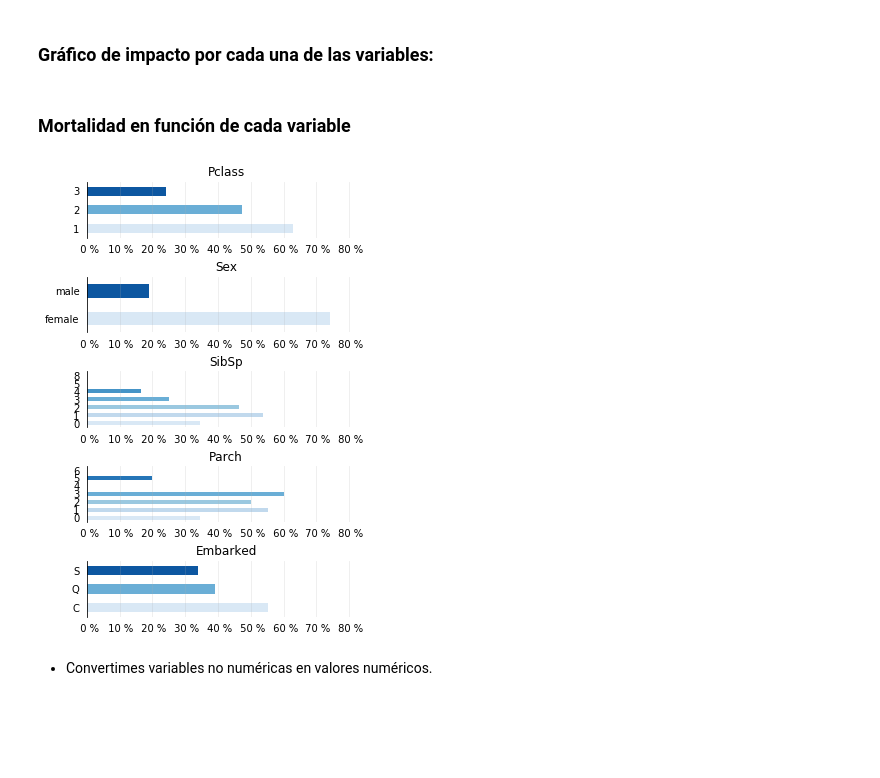
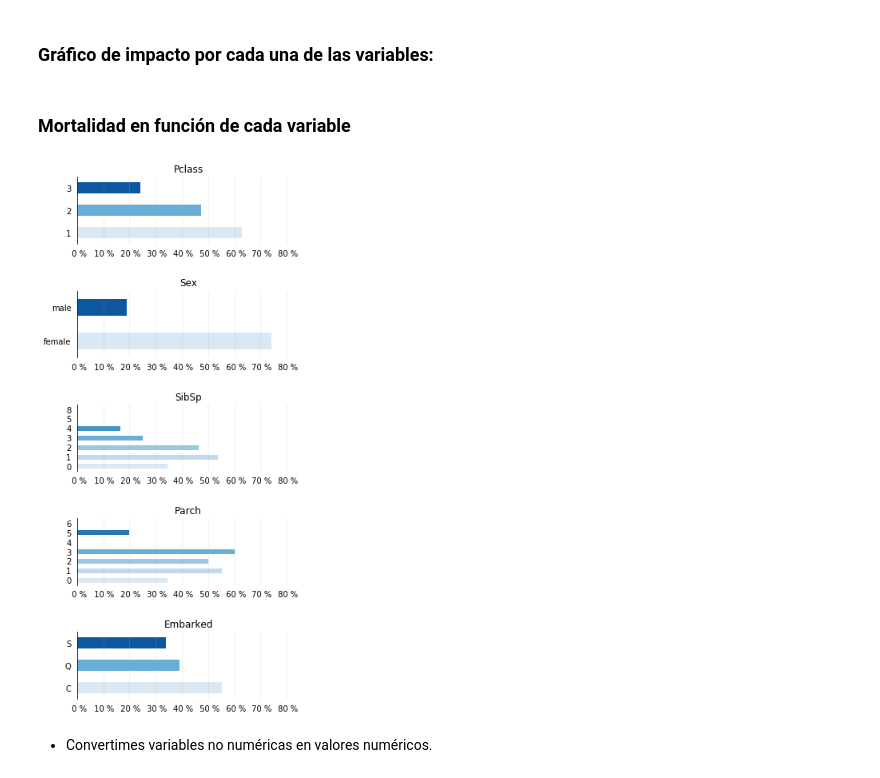
Before and after one commit to JVPA/Kaggle, a Jupyter notebook: Titanic. Machine Learning from Disaster.ipynb, the cells around one changed output. Cells and saved outputs as stored; diff of their text form; code cells hidden in the pictures; blank space fills up the shorter version.

```diff
--- a/Titanic. Machine Learning from Disaster.ipynb
+++ b/Titanic. Machine Learning from Disaster.ipynb
@@ -134,21 +136,21 @@ df.describe()
 # %%
 columnsList = ['Pclass', 'Sex', 'SibSp', 'Parch', 'Embarked']
 markdown(f'### Mortalidad en función de cada variable')
 
-fig = plt.figure(figsize =(5, 8))
+fig = plt.figure(figsize =(5, 12))
 fig.patch.set_facecolor('white')
 
 plt.subplots_adjust(hspace = .7)
 
 for i in range(1,len(columnsList) + 1):
     plt.subplot(len(columnsList), 1, i)
     plot(df, columnsList[i -1])
 
 plt.show()
 plt.close()
 # %% [output]
 ### Mortalidad en función de cada variable
-[figure, old version]
+[figure, new version]
 # %% [markdown]
 * Convertimes variables no numéricas en valores numéricos.
 # %%
```
Also changed, not shown: parts of 5 cells of this notebook.
